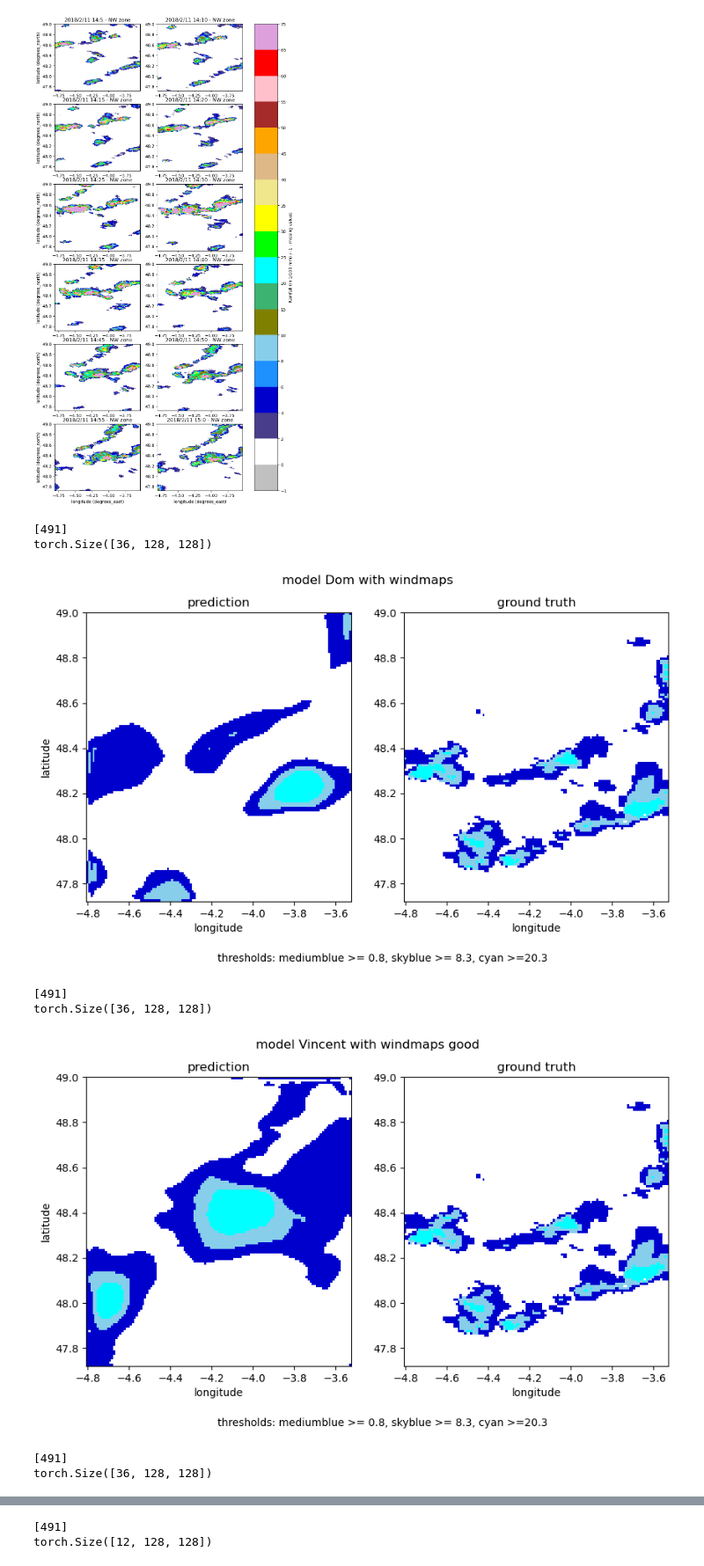
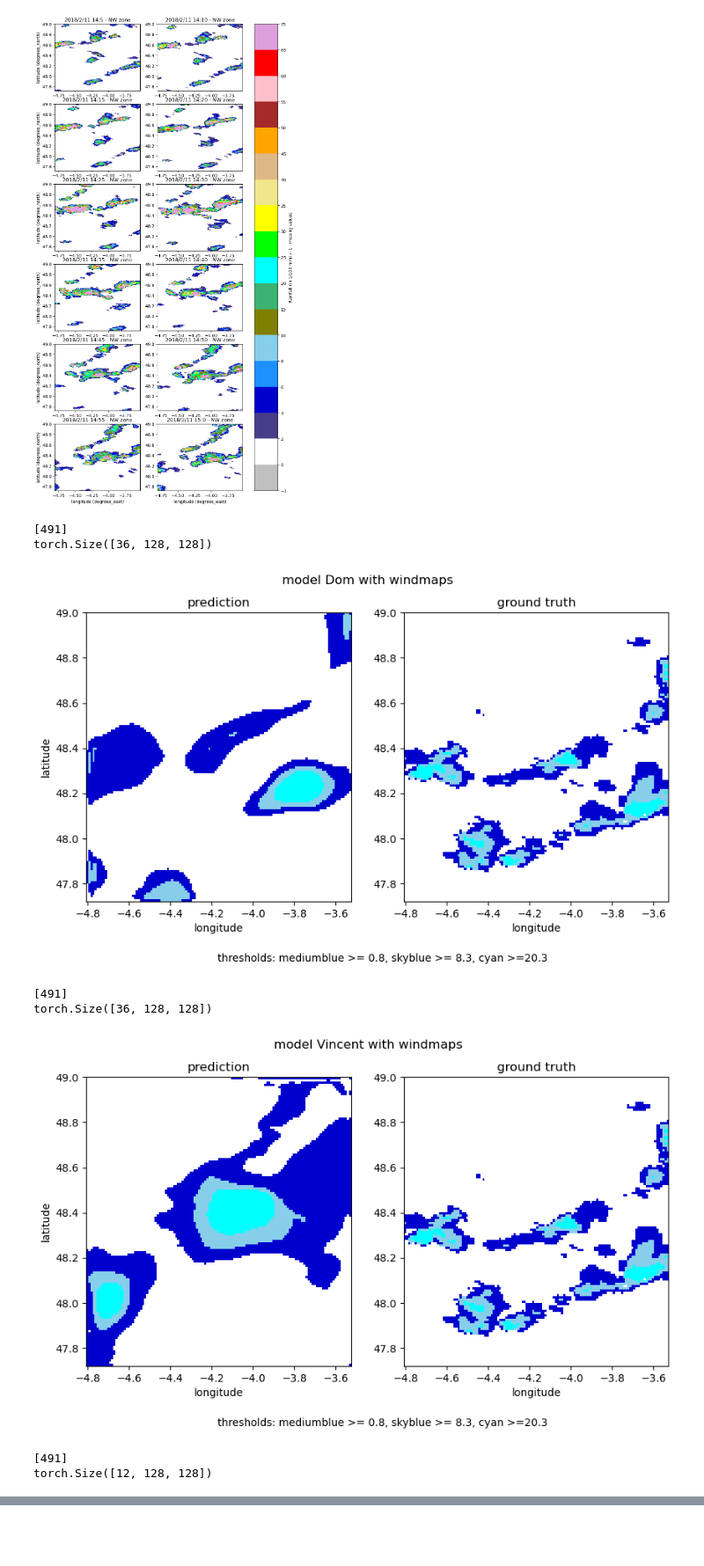
Before and after one commit to DragonZoom/meteonet, a Jupyter notebook: inference.ipynb, the cells around one changed output, grey strips where cells are left out. Shown: that part at 88% size. Cells and saved outputs as stored; diff of their text form; code cells hidden in the pictures; blank space fills up the shorter version.

```diff
--- a/inference.ipynb
+++ b/inference.ipynb
@@ -86,7 +86,7 @@ def get_item_by_date(ds, date):
     if not f in files:
         print('date not available')
         return None
-    idx, _ = np.where(items[:-1]==files.index(f))
+    idx, _ = np.where(items[:,:-1]==files.index(f))
     print(idx)
     return idx[0]
 
@@ -214,15 +214,14 @@ plot_meteonet_rainmaps( test_ds, test_date, lon, lat, zone)
 [figure]
 # %%
 plot_inference( test_ds, test_date, model_dom, lon, lat, zone, 'model Dom with windmaps')
-plot_inference( test_ds, test_date, model_vinc, lon, lat, zone, 'model Vincent with windmaps good')
-plot_inference( test_ds, test_date, model_vinc, lon, lat, zone, 'model Vincent with windmaps wrong')
+plot_inference( test_ds, test_date, model_vinc, lon, lat, zone, 'model Vincent with windmaps')
 plot_inference( rain_test_ds, test_date, model_dom_rain, lon, lat, zone, 'model Dom without windmaps')
 # %% [output]
 [491]
 torch.Size([36, 128, 128])
 [figure]
 [491]
 torch.Size([36, 128, 128])
-[figure, old version]
+[figure, new version]
 [491]
-torch.Size([36, 128, 128])
+torch.Size([12, 128, 128])
@@ -230,2 +228,0 @@ torch.Size([36, 128, 128])
-[491]
-torch.Size([12, 128, 128])
```
Also changed, not shown: parts of 1 cell of this notebook, 3 other files.
